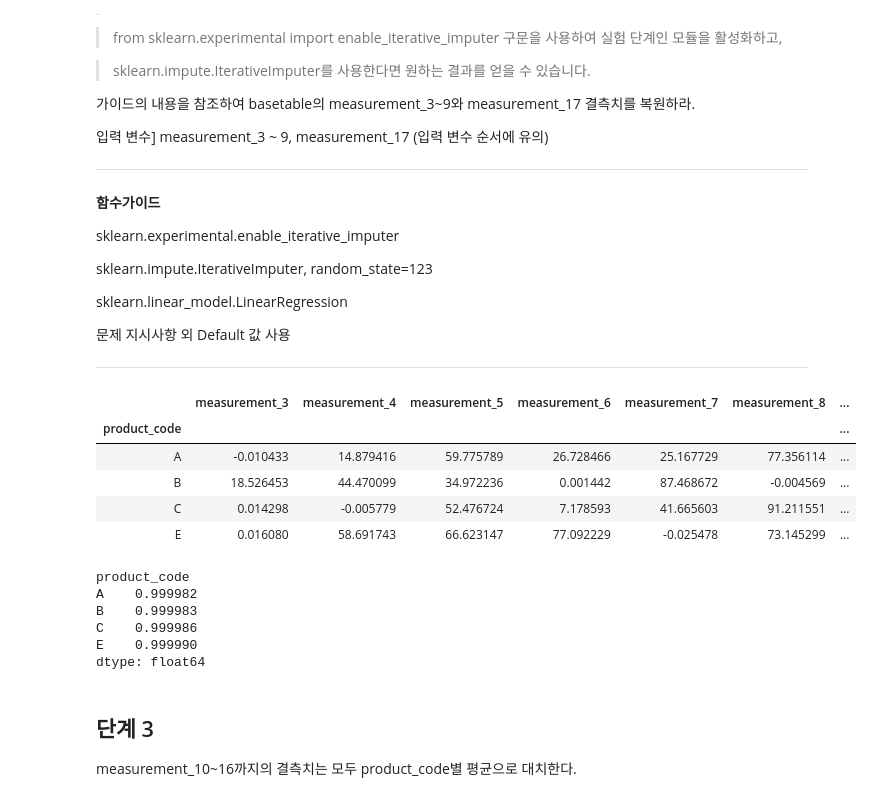
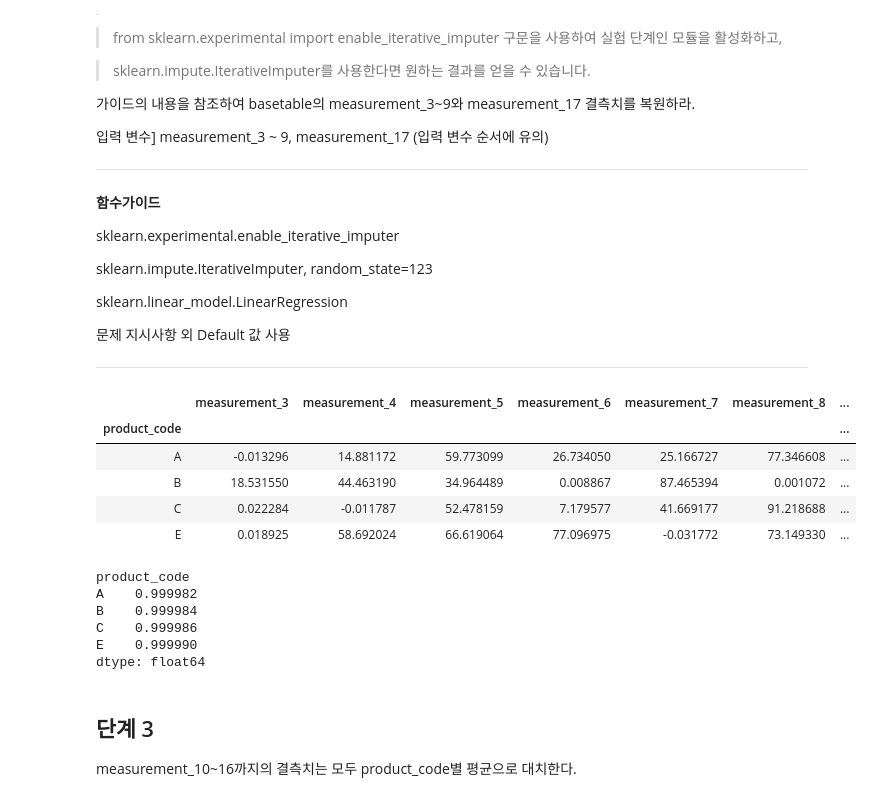
Before and after one commit to sunkusun9/DS_Lv3_2306, a Jupyter notebook: sec_ds_lv3_prob1_prob.ipynb, the cells around one changed output. Drawn from its saved outputs; the diff is of its cells as text; code cells hidden in the pictures.

```diff
--- a/sec_ds_lv3_prob1_prob.ipynb
+++ b/sec_ds_lv3_prob1_prob.ipynb
@@ -218,26 +210,0 @@ for c in df_basetable['product_code'].unique():
-# %%
-X_lr = ['measurement_{}'.format(i) for i in range(3, 10)]
-target = ['measurement_17']
-s_lr = df_basetable.dropna().groupby('product_code')\
-            .apply(lambda x: LinearRegression().fit(x[X_lr], x[target]))
-s_lr.apply(lambda x: pd.Series(x.coef_[0], index=X_lr))\
-        .join(s_lr.apply(lambda x: x.intercept_[0]).rename('intercept'))
-# %% [output]
-|  | measurement_3 | measurement_4 | measurement_5 | measurement_6 | measurement_7 | measurement_8 | ... |
-| product_code |  |  |  |  |  |  | ... |
-| A | -0.010433 | 14.879416 | 59.775789 | 26.728466 | 25.167729 | 77.356114 | ... |
-| B | 18.526453 | 44.470099 | 34.972236 | 0.001442 | 87.468672 | -0.004569 | ... |
-| C | 0.014298 | -0.005779 | 52.476724 | 7.178593 | 41.665603 | 91.211551 | ... |
-| E | 0.016080 | 58.691743 | 66.623147 | 77.092229 | -0.025478 | 73.145299 | ... |
-# %%
-from sklearn.metrics import r2_score
-df_basetable.dropna().groupby('product_code').apply(
-    lambda x: r2_score(x[target], s_lr.loc[x.name].predict(x[X_lr]))
-)
-# %% [output]
-product_code
-A    0.999982
-B    0.999983
-C    0.999986
-E    0.999990
-dtype: float64
@@ -244,3 +218,29 @@ dtype: float64
+# %%
+X_lr = ['measurement_{}'.format(i) for i in range(3, 10)]
+target = 'measurement_17'
+s_lr = df_basetable.dropna().groupby('product_code')\
+            .apply(lambda x: LinearRegression().fit(x[X_lr], x[target]))
+s_lr.apply(lambda x: pd.Series(x.coef_, index=X_lr))\
+        .join(s_lr.apply(lambda x: x.intercept_).rename('intercept'))
+# %% [output]
+|  | measurement_3 | measurement_4 | measurement_5 | measurement_6 | measurement_7 | measurement_8 | ... |
+| product_code |  |  |  |  |  |  | ... |
+| A | -0.013296 | 14.881172 | 59.773099 | 26.734050 | 25.166727 | 77.346608 | ... |
+| B | 18.531550 | 44.463190 | 34.964489 | 0.008867 | 87.465394 | 0.001072 | ... |
+| C | 0.022284 | -0.011787 | 52.478159 | 7.179577 | 41.669177 | 91.218688 | ... |
+| E | 0.018925 | 58.692024 | 66.619064 | 77.096975 | -0.031772 | 73.149330 | ... |
+# %%
+from sklearn.metrics import r2_score
+df_basetable.dropna().groupby('product_code').apply(
+    lambda x: r2_score(x[target], s_lr.loc[x.name].predict(x[X_lr]))
+)
+# %% [output]
+product_code
+A    0.999982
+B    0.999984
+C    0.999986
+E    0.999990
+dtype: float64
 # %% [markdown]
 ## 단계 3
 
```
Also changed, not shown: parts of 18 cells of this notebook.
